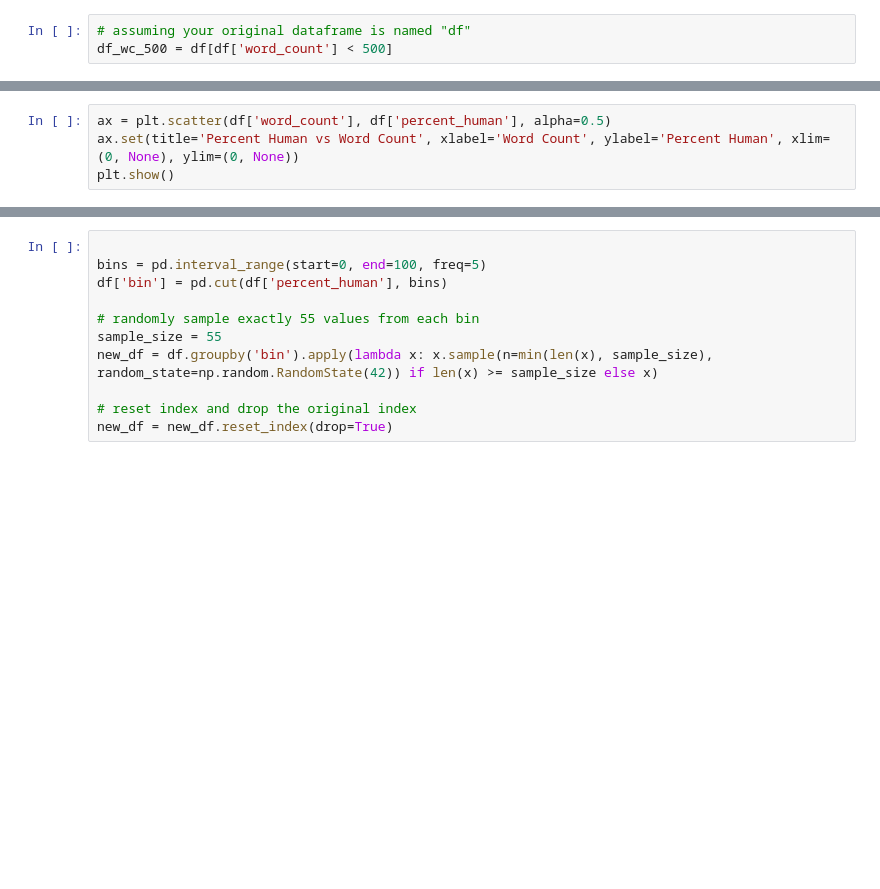
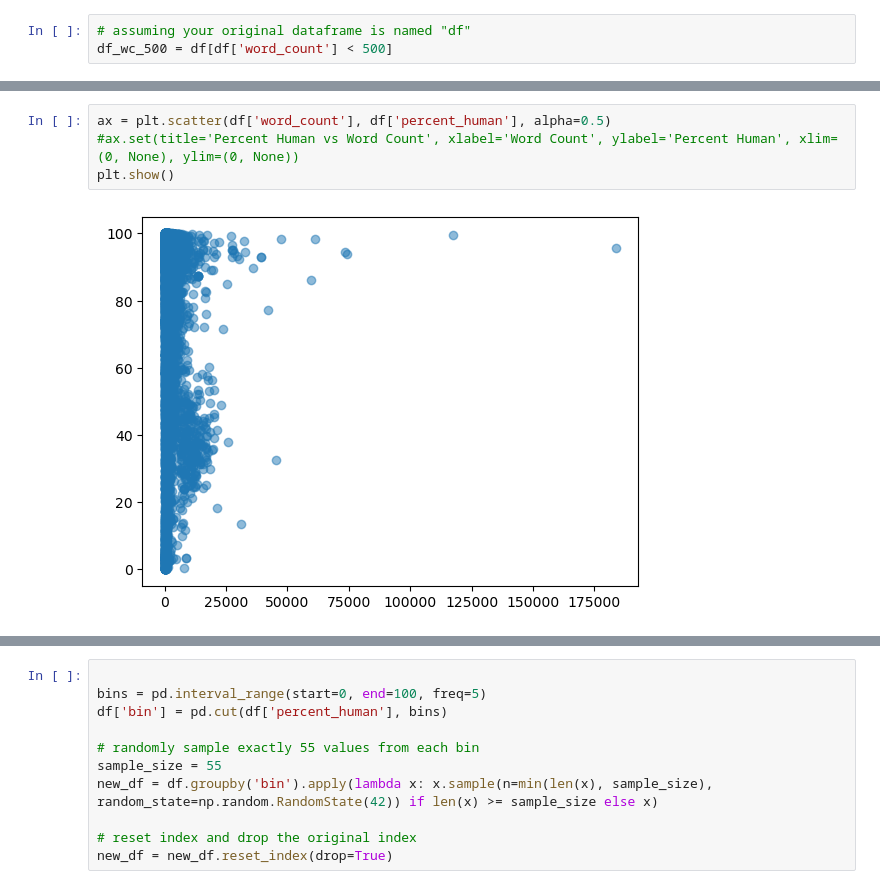
Before and after one commit to Magmafish/SerpGS, a Jupyter notebook: interpretation.ipynb, the cells around one changed output, grey strips where cells are left out. Drawn from its saved outputs; the diff is of its cells as text; blank space fills up the shorter version.

```diff
--- a/interpretation.ipynb
+++ b/interpretation.ipynb
@@ -345,7 +504,9 @@ plt.show()
 # %%
 ax = plt.scatter(df['word_count'], df['percent_human'], alpha=0.5)
-ax.set(title='Percent Human vs Word Count', xlabel='Word Count', ylabel='Percent Human', xlim=(0, None), ylim=(0, None))
+#ax.set(title='Percent Human vs Word Count', xlabel='Word Count', ylabel='Percent Human', xlim=(0, None), ylim=(0, None))
 plt.show()
+# %% [output]
+[figure, added]
 # %%
 plt.scatter(df['word_count'], df['percent_human'], alpha=0.5)
 plt.xlabel('Word Count')
```
Also changed, not shown: parts of 43 cells of this notebook, 1 other file.
